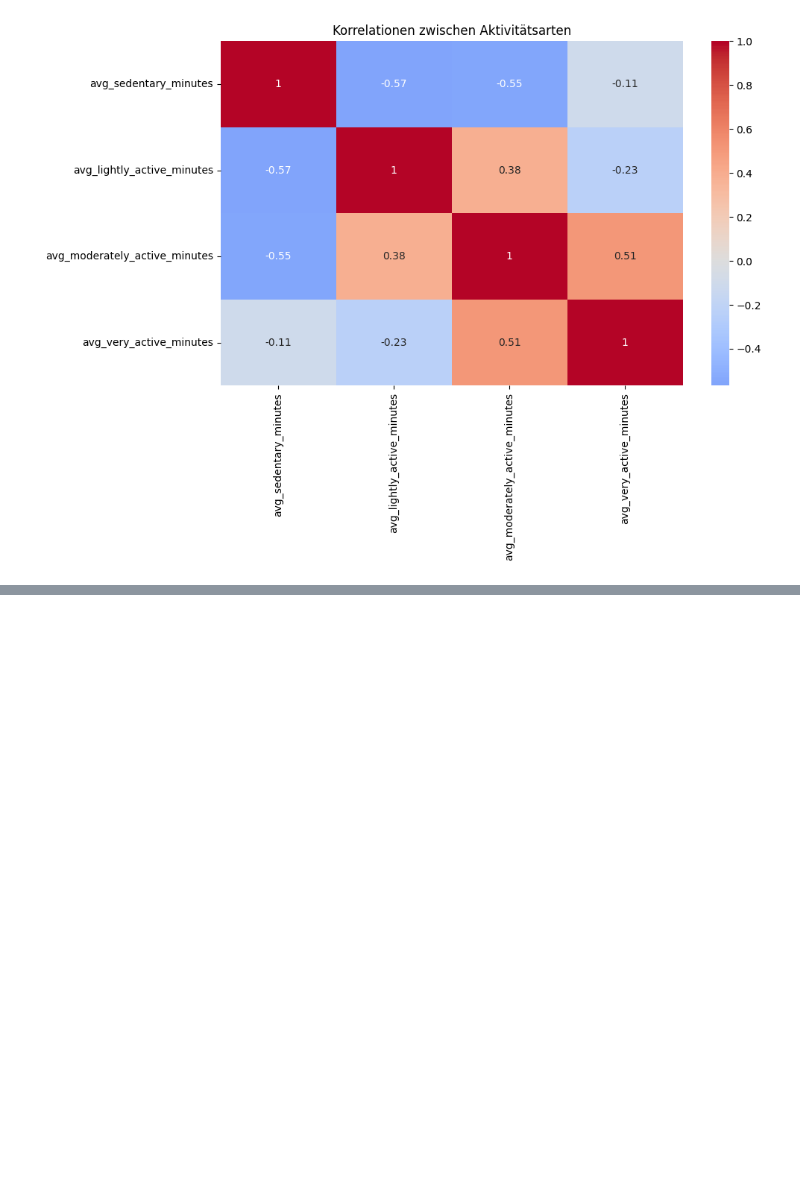
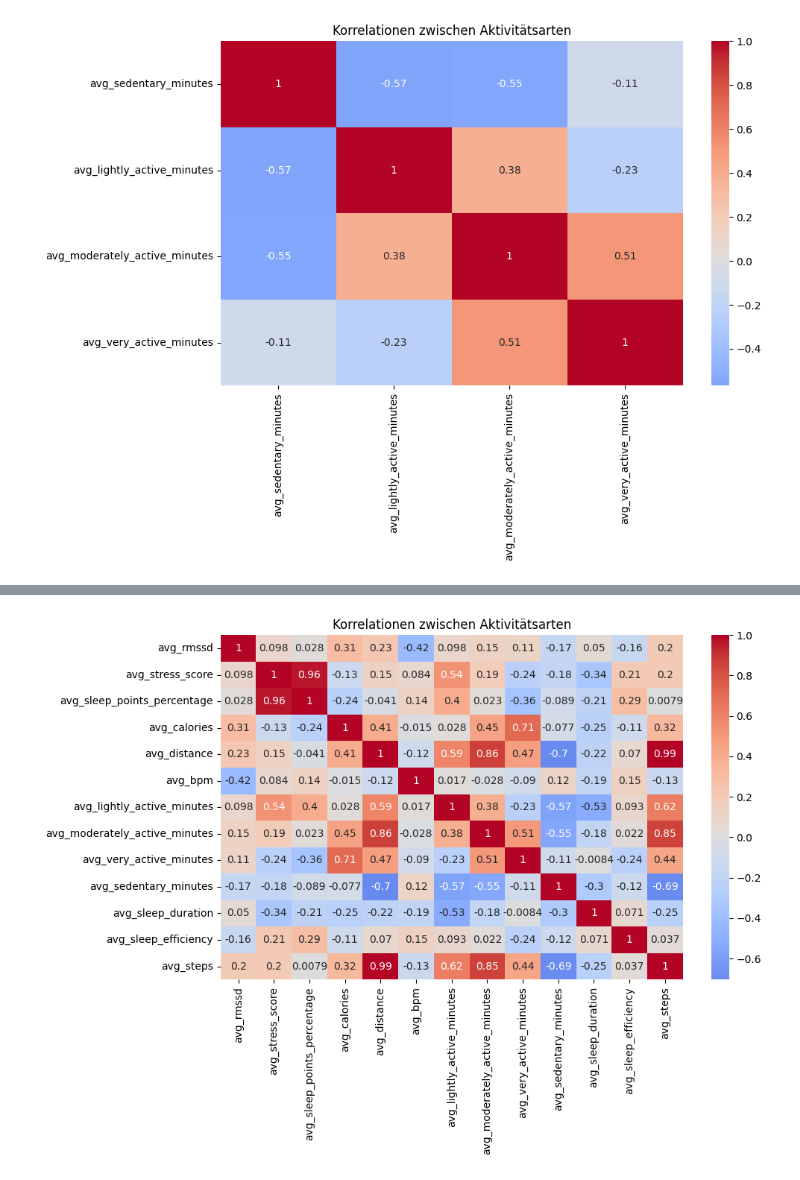
Before and after one commit to heikgrace/healthy-group-one, a Jupyter notebook: heiko_fitbit_analysis.ipynb, the cells around one changed output, grey strips where cells are left out. Cells and saved outputs as stored; diff of their text form; code cells hidden in the pictures; blank space fills up the shorter version.

```diff
--- a/heiko_fitbit_analysis.ipynb
+++ b/heiko_fitbit_analysis.ipynb
@@ -144,0 +169,12 @@ plt.show()
+# %%
+plt.figure(figsize=(10, 6))
+activity_vars = [
+    "avg_rmssd", "avg_stress_score", "avg_sleep_points_percentage", "avg_calories", "avg_distance", "avg_bpm", "avg_lightly_active_minutes",
+    "avg_moderately_active_minutes", "avg_very_active_minutes",  "avg_sedentary_minutes", "avg_sleep_duration", "avg_sleep_efficiency", "avg_steps"
+]
+
+sns.heatmap(df_fitbit[activity_vars].corr(), annot=True, cmap="coolwarm", center=0)
+plt.title("Korrelationen zwischen Aktivitätsarten")
+plt.show()
+# %% [output]
+[figure, added]
```
Also changed, not shown: parts of 3 cells of this notebook.
